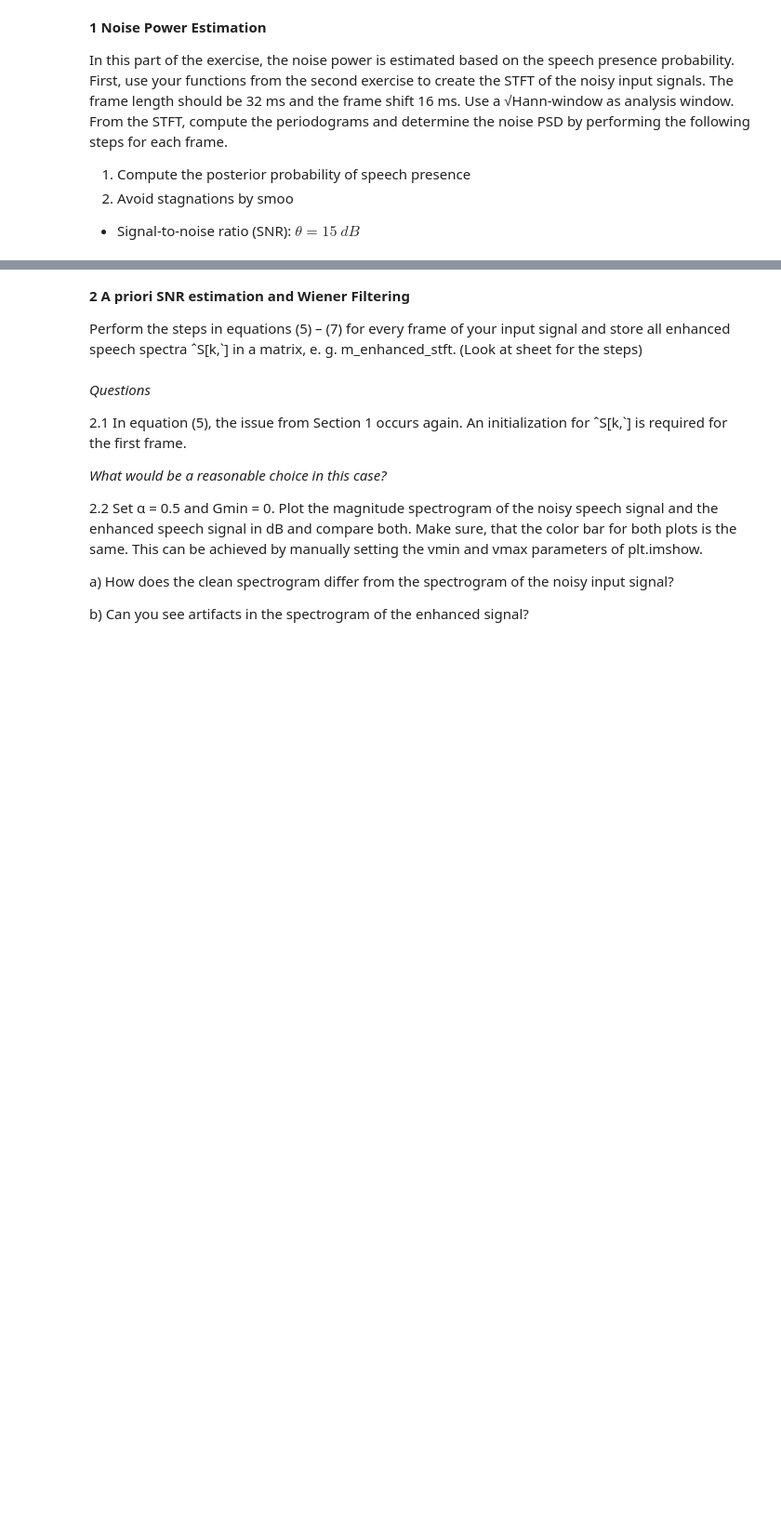
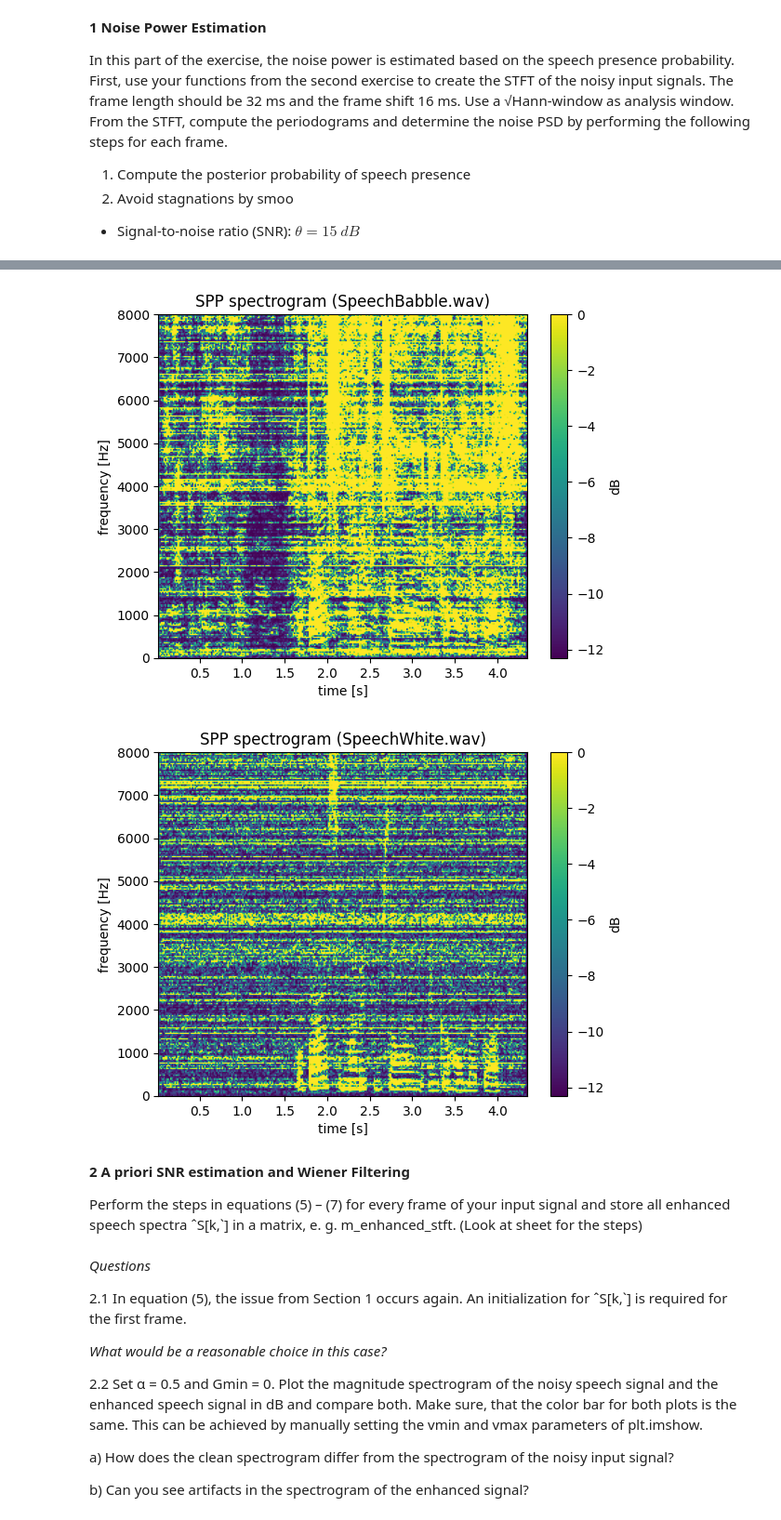
Before and after one commit to leorehm/ssv, a Jupyter notebook: Exercise6/exercise6.ipynb, the cells around one changed output, grey strips where cells are left out. Shown at 93% size. Saved outputs shown, nothing was run; the diff lists cells and outputs as text; code cells hidden in the pictures; blank space fills up the shorter version.

Commit message:
task 1 spectogram plot working

```diff
--- a/Exercise6/exercise6.ipynb
+++ b/Exercise6/exercise6.ipynb
@@ -23,7 +25,7 @@ class WaveFile:
          sd.play(self.y, self.sr)
 
     def _split_frames(self, frame_length, frame_shift):
-        self.m_frames, self.v_frame_times = my_windowing(
+        self.m_frames, self.v_time = my_windowing(
             self.y,
             self.sr,
             frame_length,
@@ -56,7 +58,7 @@ class WaveFile:
         np.testing.assert_array_almost_equal(m_stft, np.fft.rfft(_m_frames, axis=1))
 
         self.m_stft = m_stft
-        self.v_stft_freq = v_freq
+        self.v_freq = v_freq
 
 speech_babble = WaveFile("SpeechBabble.wav")
 speech_white = WaveFile("SpeechWhite.wav")
@@ -84,7 +92,7 @@ def compute_ssp(signal: WaveFile, snr: int):
     num_frames = m_frames_psd.shape[0]
     num_bins = m_frames_psd.shape[1]
 
-    m_ssp = np.zeros((num_frames, num_bins))
+    m_spp = np.zeros((num_frames, num_bins))
     m_noise_psd = np.zeros((num_frames+1, num_bins))
     Q = np.zeros((num_frames+1, num_bins))
 
@@ -93,17 +101,18 @@ def compute_ssp(signal: WaveFile, snr: int):
 
     # loop over frequency bins
     for i in range(num_frames):
-        m_ssp[i] = (1 + (1 + snr) * np.exp(-(m_frames_psd[i] / m_noise_psd[i]) * (snr / (1 + snr))))**(-1)
+        m_spp[i] = (1 + (1 + snr) * np.exp(-(m_frames_psd[i] / m_noise_psd[i]) * (snr / (1 + snr))))**(-1)
 
         # calculate q for next frame
-        Q[i+1] = 0.9 * Q[i] + 0.1 * m_ssp[i]
+        Q[i+1] = 0.9 * Q[i] + 0.1 * m_spp[i]
         for j in range(num_bins):
             if Q[i, j] > 0.99:
-                m_ssp[i, j] = min(m_ssp[i, j], 0.99)
+                m_spp[i, j] = min(m_spp[i, j], 0.99)
 
-        ppp = m_ssp[i] * m_noise_psd[i] + (1 - m_ssp[i]) * m_noise_psd[i]
-        m_noise_psd[i+1] = 0.8 * m_noise_psd[i] + 0.2 * ppp
+        noise_periodogram = m_spp[i] * m_noise_psd[i] + (1 - m_spp[i]) * m_noise_psd[i]
+        m_noise_psd[i+1] = 0.8 * m_noise_psd[i] + 0.2 * noise_periodogram
 
-    return m_ssp
+    return m_spp.T
 
-compute_ssp(speech_white, 15)
+m_psd_babble = compute_ssp(speech_babble, 15)
+m_psd_white = compute_ssp(speech_white, 15)
@@ -147,6 +139,29 @@ a) How well is the background noise estimated?
 b) Can you observe errors (e. g. components that do not belong to the background noise)?
 
 c) What would be the consequence of such errors?
+# %%
+def plot_ssp_spectorgram(file: WaveFile, m_ssp: np.ndarray):
+    fig = plt.figure()
+    # fig.set_figwidth(12)
+    ax = plt.subplot(111)
+    ax.set_title(f"SPP spectrogram ({file.filename})")
+    ax.set_xlabel("time [s]")
+    ax.set_ylabel("frequency [Hz]")
+    im = ax.imshow(
+        10*np.log10(m_ssp[2:]),
+        cmap="viridis",
+        origin="lower",
+        extent=[file.v_time[0], file.v_time[-1], file.v_freq[0], file.v_freq[-1]],
+        aspect="auto"
+    )
+    colorbar = fig.colorbar(im, orientation="vertical")
+    colorbar.set_label("dB")
+
+plot_ssp_spectorgram(speech_babble, m_psd_babble)
+plot_ssp_spectorgram(speech_white, m_psd_white)
+# %% [output]
+[figure, added]
+[figure, added]
 # %% [markdown]
 **2 A priori SNR estimation and Wiener Filtering**
 
```
Also changed, not shown: parts of 5 cells of this notebook.
